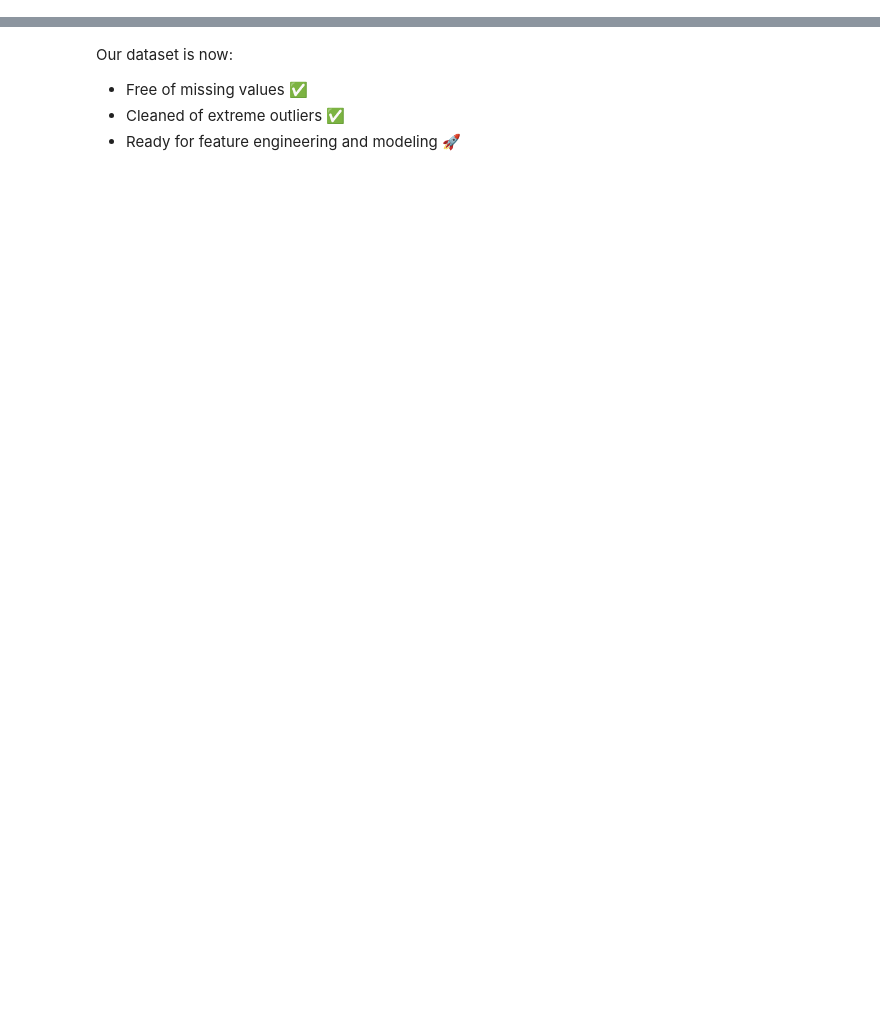
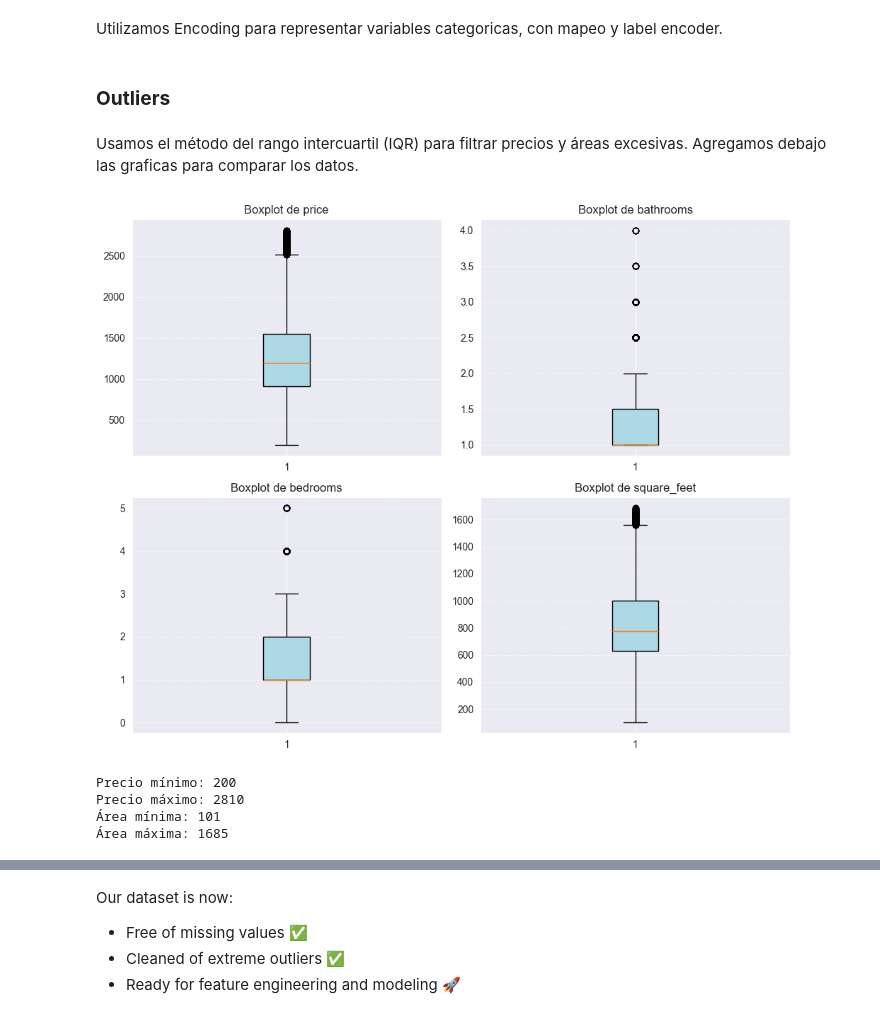
Before and after one commit to claraagui/Proyecto_Final, a Jupyter notebook: notebooks/02_data_wrangling.ipynb, the cells around one changed output, grey strips where cells are left out. Cells and saved outputs as stored; diff of their text form; code cells hidden in the pictures; blank space fills up the shorter version.

```diff
--- a/notebooks/02_data_wrangling.ipynb
+++ b/notebooks/02_data_wrangling.ipynb
@@ -181,0 +66,4 @@ plt.show()
+# %%
+df_clean['price'] = df_clean['price'].astype(int)
+df_clean['bedrooms'] = df_clean['bedrooms'].astype(int)
+df_clean['bathrooms'] = df_clean['bathrooms'].astype(float)
@@ -181,0 +74,14 @@ plt.show()
+# %%
+# Encoding de variables categóricas
+df_clean['pets_allowed'] = df_clean['pets_allowed'].map({'Yes': 1, 'No': 0})
+
+# Variables categóricas nominales
+from sklearn.preprocessing import LabelEncoder
+
+le_city = LabelEncoder()
+le_state = LabelEncoder()
+
+df_clean['cityname'] = le_city.fit_transform(df_clean['cityname'].astype(str))
+df_clean['state'] = le_state.fit_transform(df_clean['state'].astype(str))
+
+print(df_clean.info())
@@ -181,0 +106,41 @@ plt.show()
+# %% [markdown]
+Utilizamos Encoding para representar variables categoricas, con mapeo y label encoder.
+# %% [markdown]
+### **Outliers**
+# %%
+def remove_outliers_iqr(data, column):
+    Q1 = data[column].quantile(0.25)
+    Q3 = data[column].quantile(0.75)
+    IQR = Q3 - Q1
+    lower = Q1 - 1.5*IQR
+    upper = Q3 + 1.5*IQR
+    return data[(data[column] >= lower) & (data[column] <= upper)]
+
+df_clean = remove_outliers_iqr(df_clean, 'price')
+df_clean = remove_outliers_iqr(df_clean, 'square_feet')
+# %% [markdown]
+Usamos el método del rango intercuartil (IQR) para filtrar precios y áreas excesivas. Agregamos debajo las graficas para comparar los datos.
+# %%
+fig, axes = plt.subplots(2, 2, figsize=(10,8))
+axes = axes.ravel()
+cols = ['price', 'bathrooms', 'bedrooms', 'square_feet']
+
+for i, col in enumerate(cols):
+    axes[i].boxplot(df_clean[col].dropna(), patch_artist=True, boxprops=dict(facecolor='lightblue'))
+    axes[i].set_title(f'Boxplot de {col}')
+    axes[i].grid(axis='y', linestyle='--', alpha=0.6)
+
+plt.tight_layout()
+plt.show()
+# %% [output]
+[figure, added]
+# %%
+print("Precio mínimo:", df_clean['price'].min())
+print("Precio máximo:", df_clean['price'].max())
+print("Área mínima:", df_clean['square_feet'].min())
+print("Área máxima:", df_clean['square_feet'].max())
+# %% [output]
+Precio mínimo: 200
+Precio máximo: 2810
+Área mínima: 101
+Área máxima: 1685
```
Also changed, not shown: parts of 48 cells of this notebook, 3 other files.
